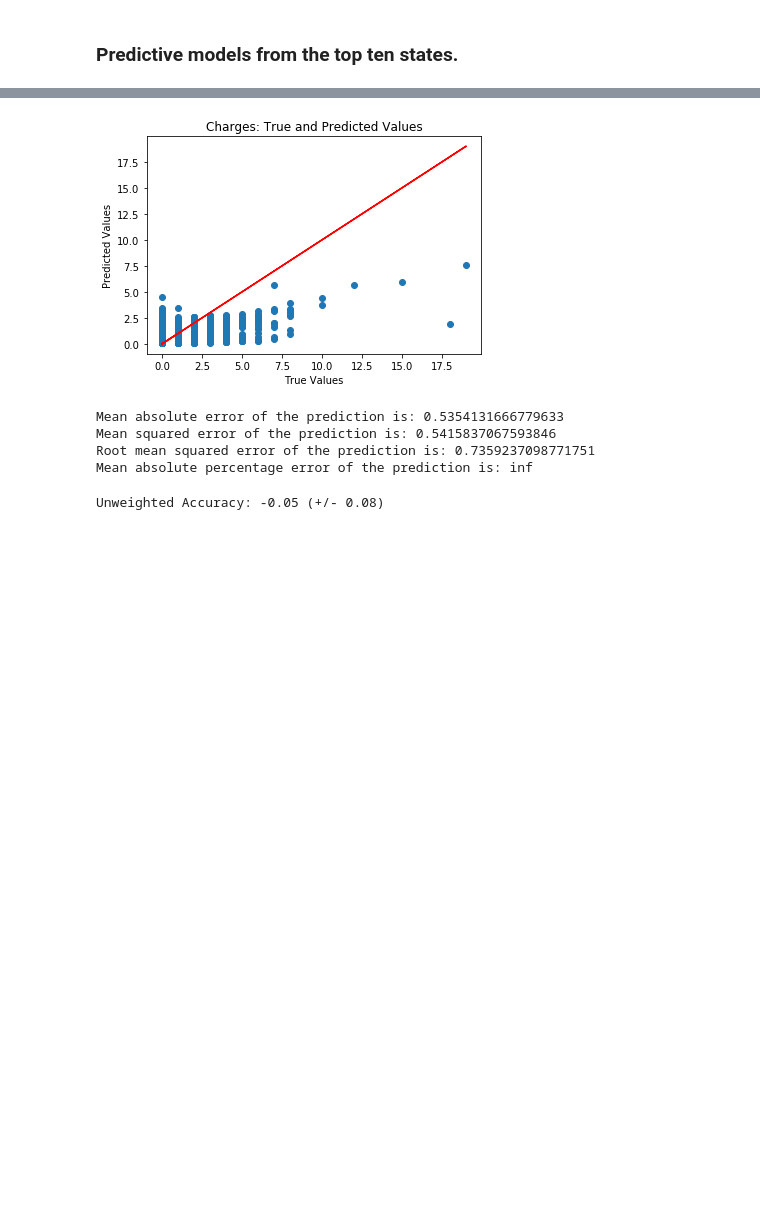
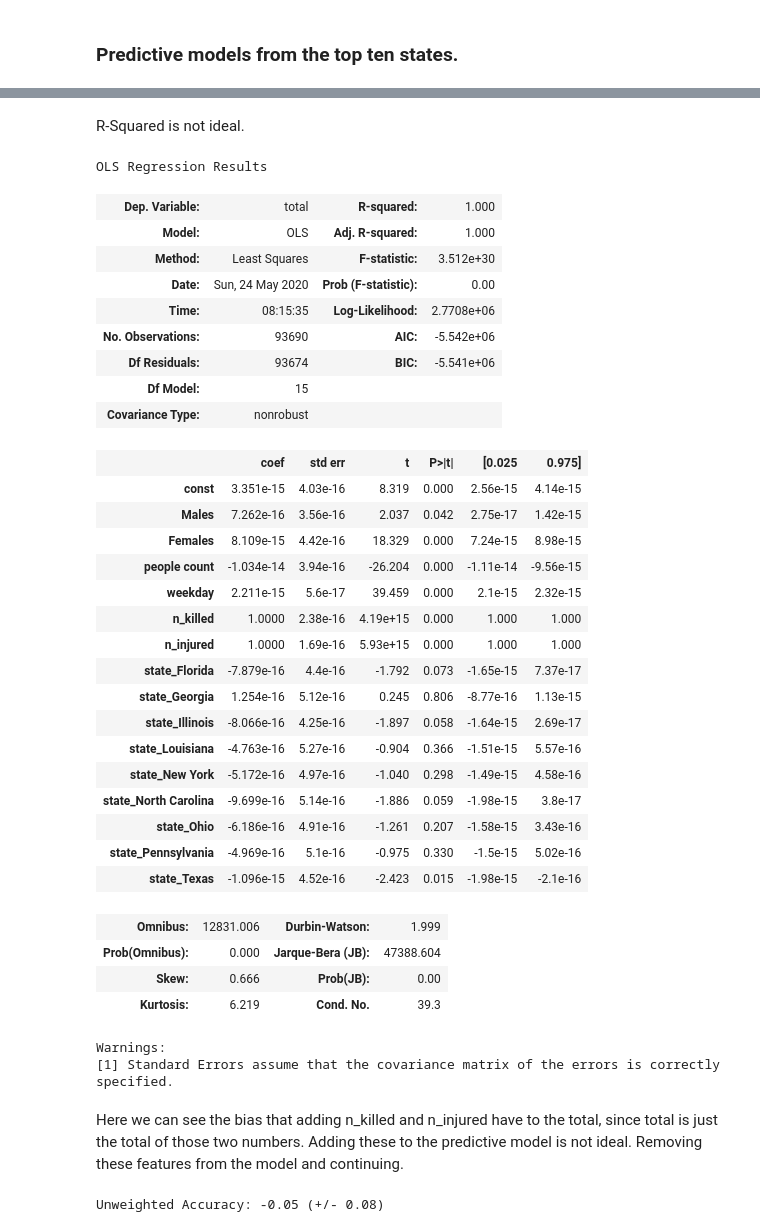
Before and after one commit to Taslack/Thinkful, a Jupyter notebook: Module 23/Checkpoint 01/Capstone.ipynb, the cells around one changed output, grey strips where cells are left out. Saved outputs shown, nothing was run; the diff lists cells and outputs as text; code cells hidden in the pictures; blank space fills up the shorter version.

```diff
--- a/Module 23/Checkpoint 01/Capstone.ipynb
+++ b/Module 23/Checkpoint 01/Capstone.ipynb
@@ -789,23 +803,4 @@ OLS Regression Results
 Warnings:
 [1] Standard Errors assume that the covariance matrix of the errors is correctly specified.
-# %%
-# Setting predictions to y_preds
-y_preds = results.predict(x_test)
-
-plt.scatter(y_test, y_preds)
-plt.plot(y_test, y_test, color="red")
-plt.xlabel('True Values')
-plt.ylabel('Predicted Values')
-plt.title('Charges: True and Predicted Values')
-plt.show()
-
-print('Mean absolute error of the prediction is: {}'.format(mean_absolute_error(y_test, y_preds)))
-print('Mean squared error of the prediction is: {}'.format(mse(y_test, y_preds)))
-print('Root mean squared error of the prediction is: {}'.format(rmse(y_test, y_preds)))
-print('Mean absolute percentage error of the prediction is: {}'.format(np.mean(np.abs((y_test - y_preds) / y_test)) * 100))
-# %% [output]
-[figure, removed]
-Mean absolute error of the prediction is: 0.5354131666779633
-Mean squared error of the prediction is: 0.5415837067593846
-Root mean squared error of the prediction is: 0.7359237098771751
-Mean absolute percentage error of the prediction is: inf
+# %% [markdown]
+R-Squared is not ideal.
@@ -811,0 +809,44 @@ Mean absolute percentage error of the prediction is: inf
+# %%
+X = sm.add_constant(X)
+
+x_train, x_test, y_train, y_test = train_test_split(X, Y, test_size = 0.2)
+
+results = sm.OLS(y_train, x_train).fit()
+
+results.summary()
+# %% [output]
+OLS Regression Results
+| Dep. Variable: | total | R-squared: | 1.000 |
+| Model: | OLS | Adj. R-squared: | 1.000 |
+| Method: | Least Squares | F-statistic: | 3.512e+30 |
+| Date: | Sun, 24 May 2020 | Prob (F-statistic): | 0.00 |
+| Time: | 08:15:35 | Log-Likelihood: | 2.7708e+06 |
+| No. Observations: | 93690 | AIC: | -5.542e+06 |
+| Df Residuals: | 93674 | BIC: | -5.541e+06 |
+| Df Model: | 15 |  |  |
+| Covariance Type: | nonrobust |  |  |
+|  | coef | std err | t | P>|t| | [0.025 | 0.975] |
+| const | 3.351e-15 | 4.03e-16 | 8.319 | 0.000 | 2.56e-15 | 4.14e-15 |
+| Males | 7.262e-16 | 3.56e-16 | 2.037 | 0.042 | 2.75e-17 | 1.42e-15 |
+| Females | 8.109e-15 | 4.42e-16 | 18.329 | 0.000 | 7.24e-15 | 8.98e-15 |
+| people count | -1.034e-14 | 3.94e-16 | -26.204 | 0.000 | -1.11e-14 | -9.56e-15 |
+| weekday | 2.211e-15 | 5.6e-17 | 39.459 | 0.000 | 2.1e-15 | 2.32e-15 |
+| n_killed | 1.0000 | 2.38e-16 | 4.19e+15 | 0.000 | 1.000 | 1.000 |
+| n_injured | 1.0000 | 1.69e-16 | 5.93e+15 | 0.000 | 1.000 | 1.000 |
+| state_Florida | -7.879e-16 | 4.4e-16 | -1.792 | 0.073 | -1.65e-15 | 7.37e-17 |
+| state_Georgia | 1.254e-16 | 5.12e-16 | 0.245 | 0.806 | -8.77e-16 | 1.13e-15 |
+| state_Illinois | -8.066e-16 | 4.25e-16 | -1.897 | 0.058 | -1.64e-15 | 2.69e-17 |
+| state_Louisiana | -4.763e-16 | 5.27e-16 | -0.904 | 0.366 | -1.51e-15 | 5.57e-16 |
+| state_New York | -5.172e-16 | 4.97e-16 | -1.040 | 0.298 | -1.49e-15 | 4.58e-16 |
+| state_North Carolina | -9.699e-16 | 5.14e-16 | -1.886 | 0.059 | -1.98e-15 | 3.8e-17 |
+| state_Ohio | -6.186e-16 | 4.91e-16 | -1.261 | 0.207 | -1.58e-15 | 3.43e-16 |
+| state_Pennsylvania | -4.969e-16 | 5.1e-16 | -0.975 | 0.330 | -1.5e-15 | 5.02e-16 |
+| state_Texas | -1.096e-15 | 4.52e-16 | -2.423 | 0.015 | -1.98e-15 | -2.1e-16 |
+| Omnibus: | 12831.006 | Durbin-Watson: | 1.999 |
+| Prob(Omnibus): | 0.000 | Jarque-Bera (JB): | 47388.604 |
+| Skew: | 0.666 | Prob(JB): | 0.00 |
+| Kurtosis: | 6.219 | Cond. No. | 39.3 |
+Warnings:
+[1] Standard Errors assume that the covariance matrix of the errors is correctly specified.
+# %% [markdown]
+Here we can see the bias that adding n_killed and n_injured have to the total, since total is just the total of those two numbers.  Adding these to the predictive model is not ideal.  Removing these features from the model and continuing.
```
Also changed, not shown: parts of 48 cells of this notebook.
